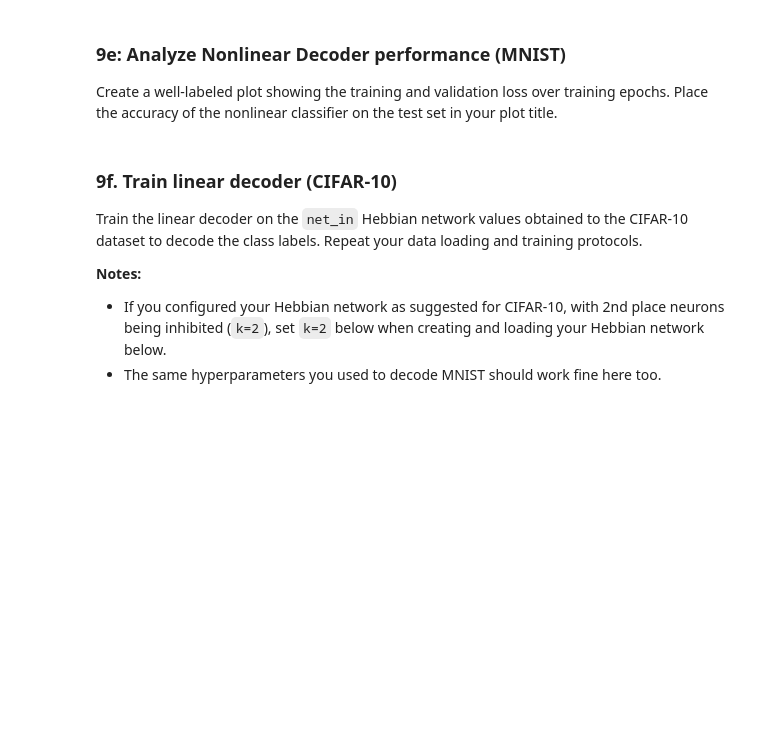
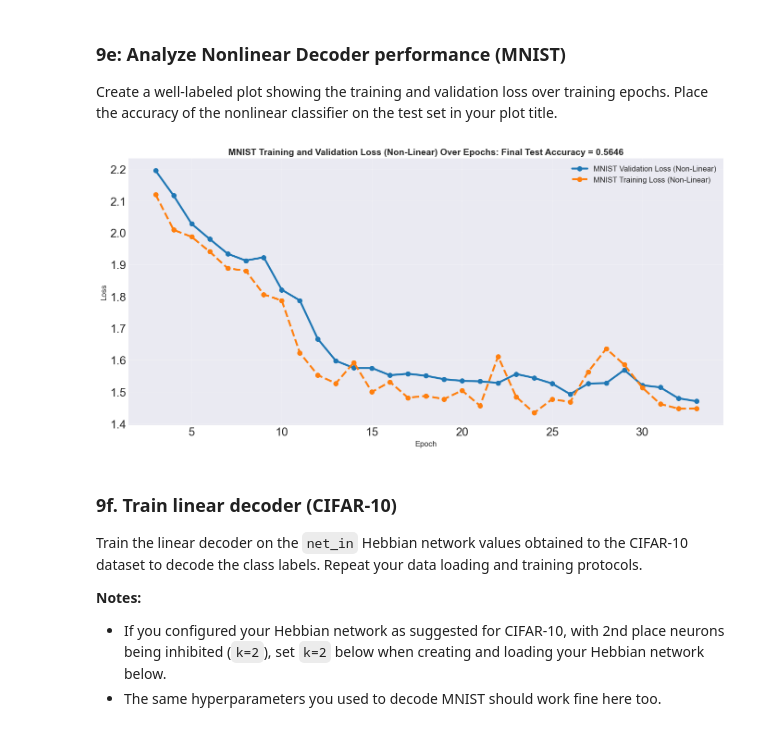
Before and after one commit to sarudoru/Bio-Inspired-ML, a Jupyter notebook: Project1/decode_mnist_and_cifar.ipynb, the cells around one changed output. Cells and saved outputs as stored; diff of their text form; code cells hidden in the pictures; blank space fills up the shorter version.

```diff
--- a/Project1/decode_mnist_and_cifar.ipynb
+++ b/Project1/decode_mnist_and_cifar.ipynb
@@ -91,0 +190,18 @@ from image_datasets import preprocess_nonlinear
+# %%
+tf.random.set_seed(0)
+
+M = mnist_hebb_train_netIn.shape[1]
+C = 10
+m = 5.0
+
+mnist_model_non_linear = NonlinearDecoder((M,), C, loss_exp=m)
+mnist_model_non_linear.output_layer.loss_exp = m
+mnist_model_non_linear.compile(loss='lp')
+
+mnist_train_loss_hist_non_linear, mnist_val_loss_hist_non_linear, mnist_val_acc_hist_non_linear, mnist_e_non_linear = mnist_model_non_linear.fit(mnist_hebb_train_netIn, mnist_y_train,
+                                                                                                                                                 mnist_hebb_val_netIn, mnist_y_val,
+                                                                                                                                                 patience=9, lr_patience=5, lr_max_decays=4)
+
+# Evaluate the mnist_model_non_linear on the test set
+mnist_test_acc_non_linear, mnist_test_loss_non_linear = mnist_model_non_linear.evaluate(mnist_hebb_test_netIn, mnist_y_test)
+print(f'MNIST Test Accuracy (Non-Linear): {mnist_test_acc_non_linear:.4f}')
@@ -93,6 +227,37 @@ from image_datasets import preprocess_nonlinear
 ### 9e: Analyze Nonlinear Decoder performance (MNIST)
 
 Create a well-labeled plot showing the training and validation loss over training epochs. Place the accuracy of the nonlinear classifier on the test set in your plot title.
+# %%
+# Make the plot
+plt.figure(figsize=(14, 7))
+colors = ['#1f77b4', '#ff7f0e']
+line_styles = ['-', '--']
+
+epochs = list(range(1, mnist_e_non_linear+2))
+epochs = epochs[2:]
+
+mnist_train_loss_hist_non_linear_truncated = mnist_train_loss_hist_non_linear[2:]
+mnist_val_loss_hist_non_linear_truncated = mnist_val_loss_hist_non_linear[2:]
+
+plt.plot(epochs, mnist_train_loss_hist_non_linear_truncated,
+             marker='o', linewidth=3, markersize=7,
+             label='MNIST Validation Loss (Non-Linear)',
+             color=colors[0], linestyle=line_styles[0])
+
+plt.plot(epochs, mnist_val_loss_hist_non_linear_truncated,
+             marker='o', linewidth=3, markersize=7,
+             label='MNIST Training Loss (Non-Linear)',
+             color=colors[1], linestyle=line_styles[1])
+
+plt.xlabel('Epoch', fontsize=12)
+plt.ylabel('Loss', fontsize=12)
+plt.title(f'MNIST Training and Validation Loss (Non-Linear) Over Epochs: Final Test Accuracy = {mnist_test_acc_non_linear:.4f}', fontsize=14, fontweight='bold')
+plt.legend(fontsize=12, loc='upper right')
+plt.grid(True, alpha=0.3)
+plt.tight_layout()
+plt.show()
+# %% [output]
+[figure, added]
 # %% [markdown]
 ### 9f. Train linear decoder (CIFAR-10)
 
```
Also changed, not shown: parts of 14 cells of this notebook, 12 other files.
